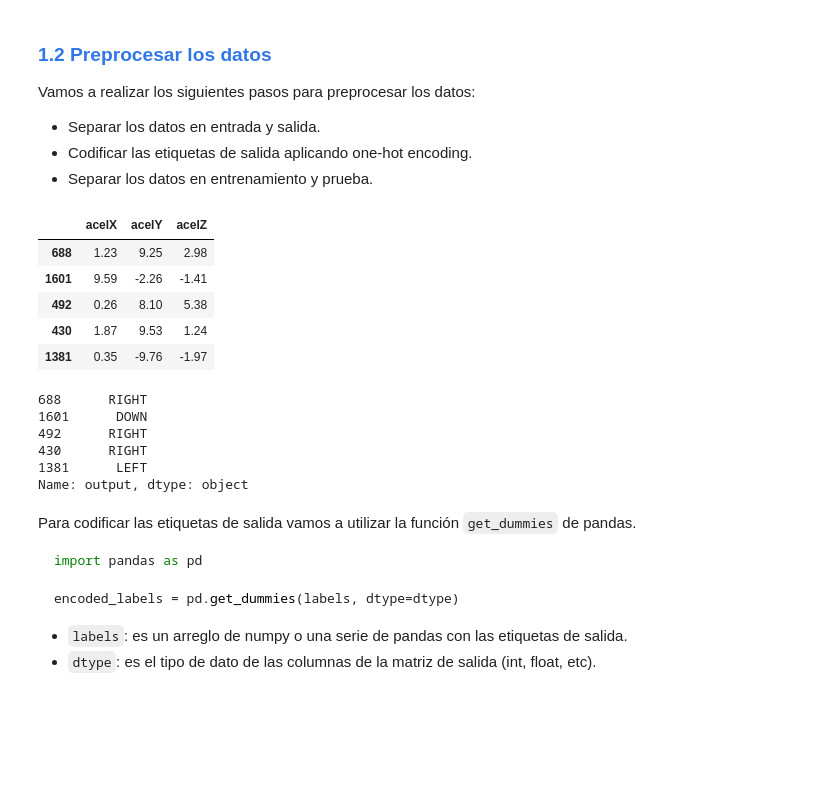
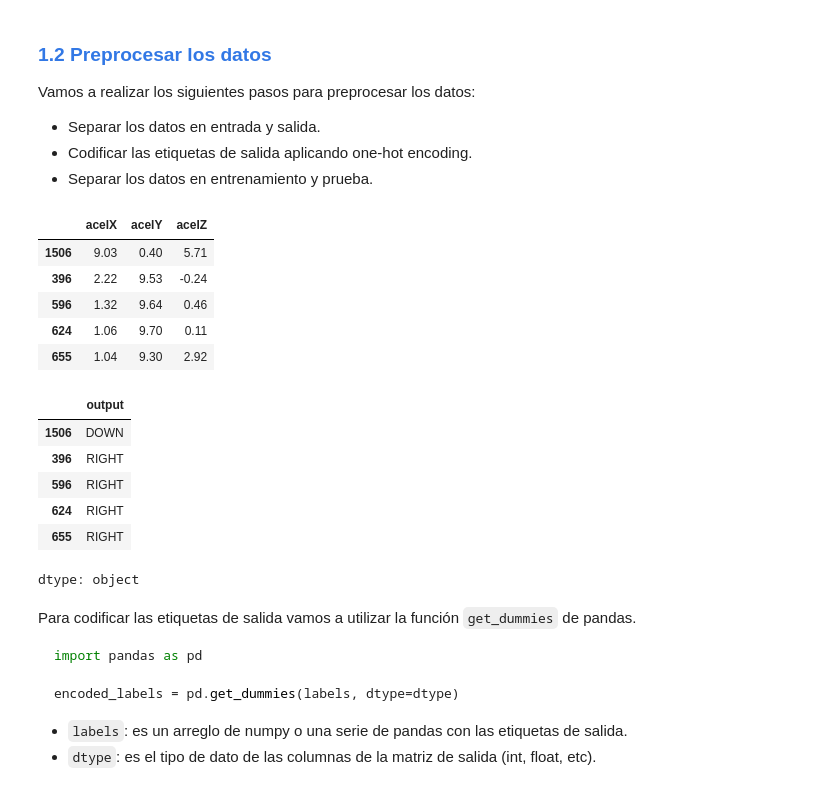
Before and after one commit to sofiapapadron/IME_IAA, a Jupyter notebook: Laboratorio/Practica6/practica_6_training.ipynb, the cells around one changed output. Drawn from its saved outputs; the diff is of its cells as text; code cells hidden in the pictures; blank space fills up the shorter version.

```diff
--- a/Laboratorio/Practica6/practica_6_training.ipynb
+++ b/Laboratorio/Practica6/practica_6_training.ipynb
@@ -40,22 +40,27 @@ Vamos a realizar los siguientes pasos para preprocesar los datos:
 - Separar los datos en entrenamiento y prueba.
 # %%
 #TODO: Crear un dataframe con las columnas acelX, acelY y acelZ, guardalo en la variable X
+X = data[["acelX", "acelY", "acelZ"]]
+X.head()
 # %% [output]
 |  | acelX | acelY | acelZ |
-| 688 | 1.23 | 9.25 | 2.98 |
-| 1601 | 9.59 | -2.26 | -1.41 |
-| 492 | 0.26 | 8.10 | 5.38 |
-| 430 | 1.87 | 9.53 | 1.24 |
-| 1381 | 0.35 | -9.76 | -1.97 |
+| 1506 | 9.03 | 0.40 | 5.71 |
+| 396 | 2.22 | 9.53 | -0.24 |
+| 596 | 1.32 | 9.64 | 0.46 |
+| 624 | 1.06 | 9.70 | 0.11 |
+| 655 | 1.04 | 9.30 | 2.92 |
 # %%
 #TODO: Crear un dataframe con la columna output, guardalo en la variable y
+y = data["output"]
+y.head()
 # %% [output]
+|  | output |
+| 1506 | DOWN |
+| 396 | RIGHT |
+| 596 | RIGHT |
+| 624 | RIGHT |
+| 655 | RIGHT |
-688      RIGHT
-1601      DOWN
-492      RIGHT
-430      RIGHT
-1381      LEFT
-Name: output, dtype: object
+dtype: object
 # %% [markdown]
 Para codificar las etiquetas de salida vamos a utilizar la función `get_dummies` de pandas.
 
```
Also changed, not shown: parts of 11 cells of this notebook.
